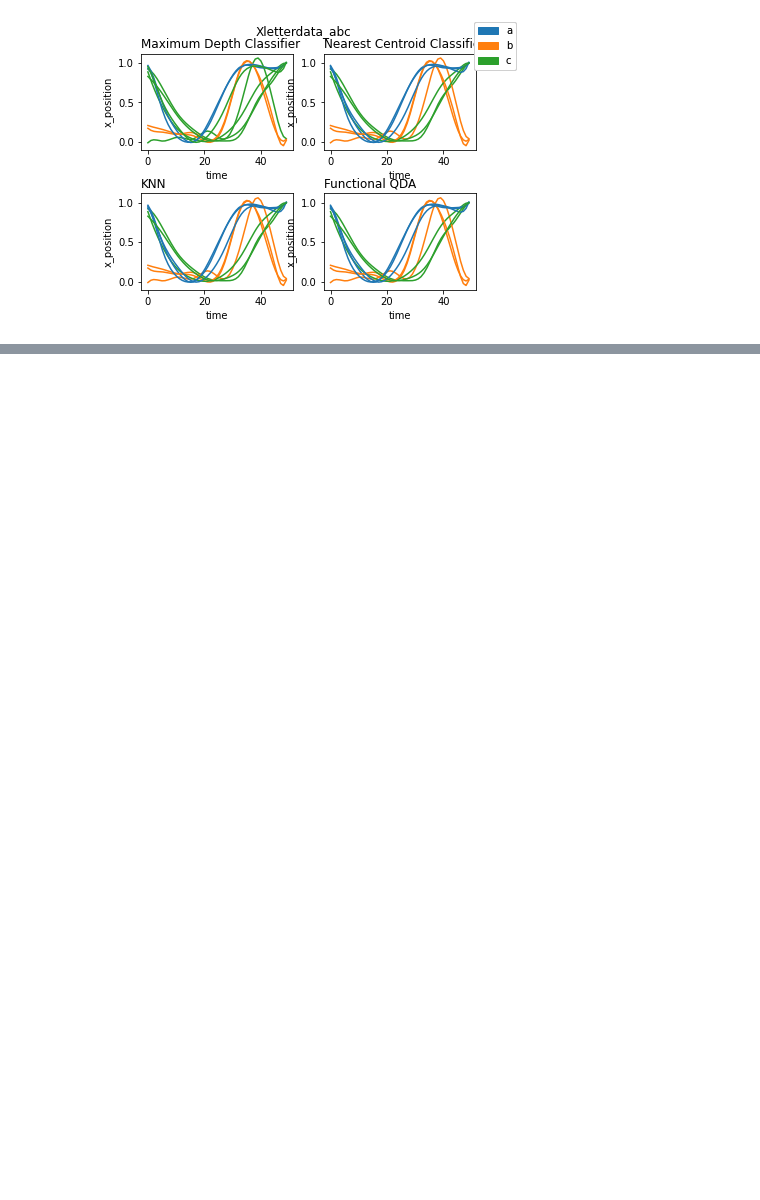
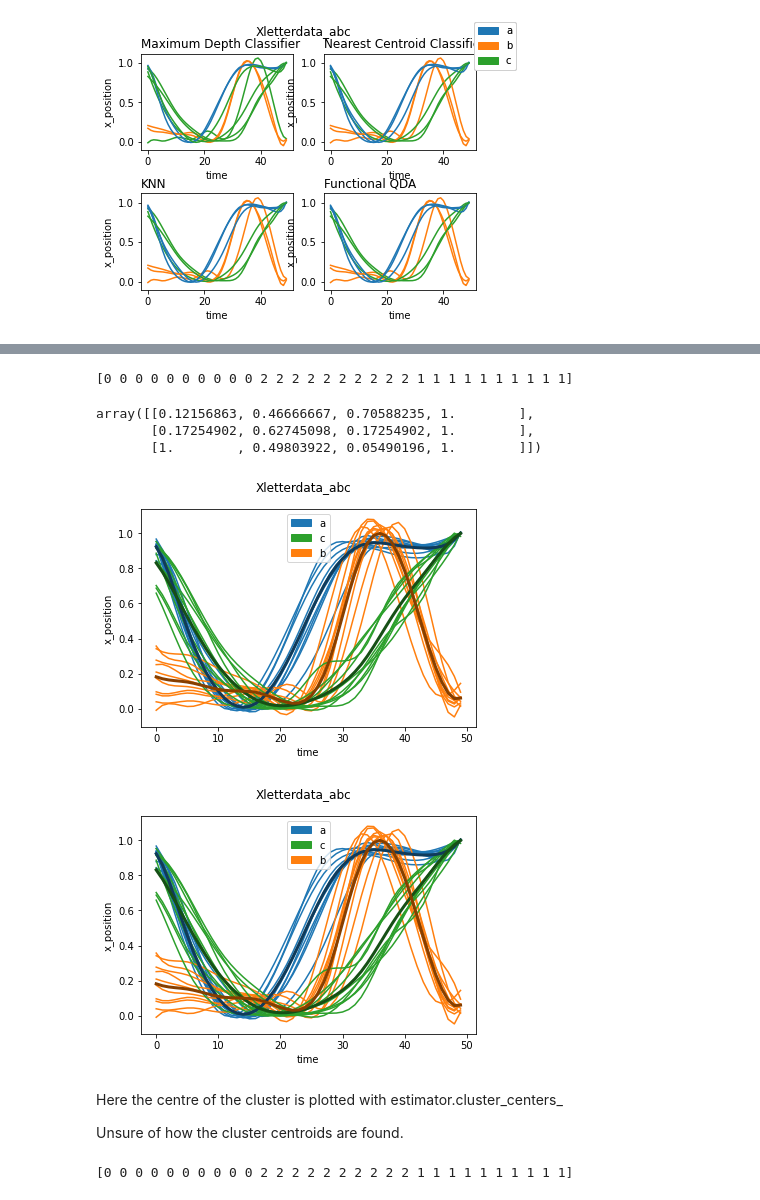
Before and after one commit to ruckapark/FDA, a Jupyter notebook: FDA_letter_classifiers.ipynb, the cells around one changed output, grey strips where cells are left out. Drawn from its saved outputs; the diff is of its cells as text; code cells hidden in the pictures; blank space fills up the shorter version.

Commit message:
Clustering is performed as opposed to classification - non-supervised.

```diff
--- a/FDA_letter_classifiers.ipynb
+++ b/FDA_letter_classifiers.ipynb
@@ -230,0 +246,37 @@ plt.show()
+# %%
+#Clustering is successful (only randomising order of clusters)
+n_clusters = 3
+seed = 0
+
+kmeans = KMeans(n_clusters=n_clusters, random_state = seed)
+kmeans.fit(X_FData)
+print(kmeans.predict(X_FData))
+# %% [output]
+[0 0 0 0 0 0 0 0 0 0 2 2 2 2 2 2 2 2 2 2 1 1 1 1 1 1 1 1 1 1]
+# %%
+colormap = plt.cm.get_cmap('tab10')
+cluster_colors = colormap([0,2,1])
+cluster_colors
+# %% [output]
+array([[0.12156863, 0.46666667, 0.70588235, 1.        ],
+       [0.17254902, 0.62745098, 0.17254902, 1.        ],
+       [1.        , 0.49803922, 0.05490196, 1.        ]])
+# %%
+colormap = plt.cm.get_cmap('tab10')
+cluster_colors = colormap([0,2,1])
+cluster_labels = ['a','c','b']
+
+ClusterPlot(kmeans,X_FData,cluster_colors = cluster_colors,cluster_labels=cluster_labels).plot()
+# %% [output]
+[figure, added]
+[figure, added]
+# %% [markdown]
+Here the centre of the cluster is plotted with estimator.cluster_centers_
+
+Unsure of how the cluster centroids are found.
+# %%
+fuzzy_kmeans = FuzzyCMeans(n_clusters=n_clusters,random_state=seed)
+fuzzy_kmeans.fit(X_FData)
+print(fuzzy_kmeans.predict(X_FData))
+# %% [output]
+[0 0 0 0 0 0 0 0 0 0 2 2 2 2 2 2 2 2 2 2 1 1 1 1 1 1 1 1 1 1]
```
Also changed, not shown: parts of 9 cells of this notebook.
